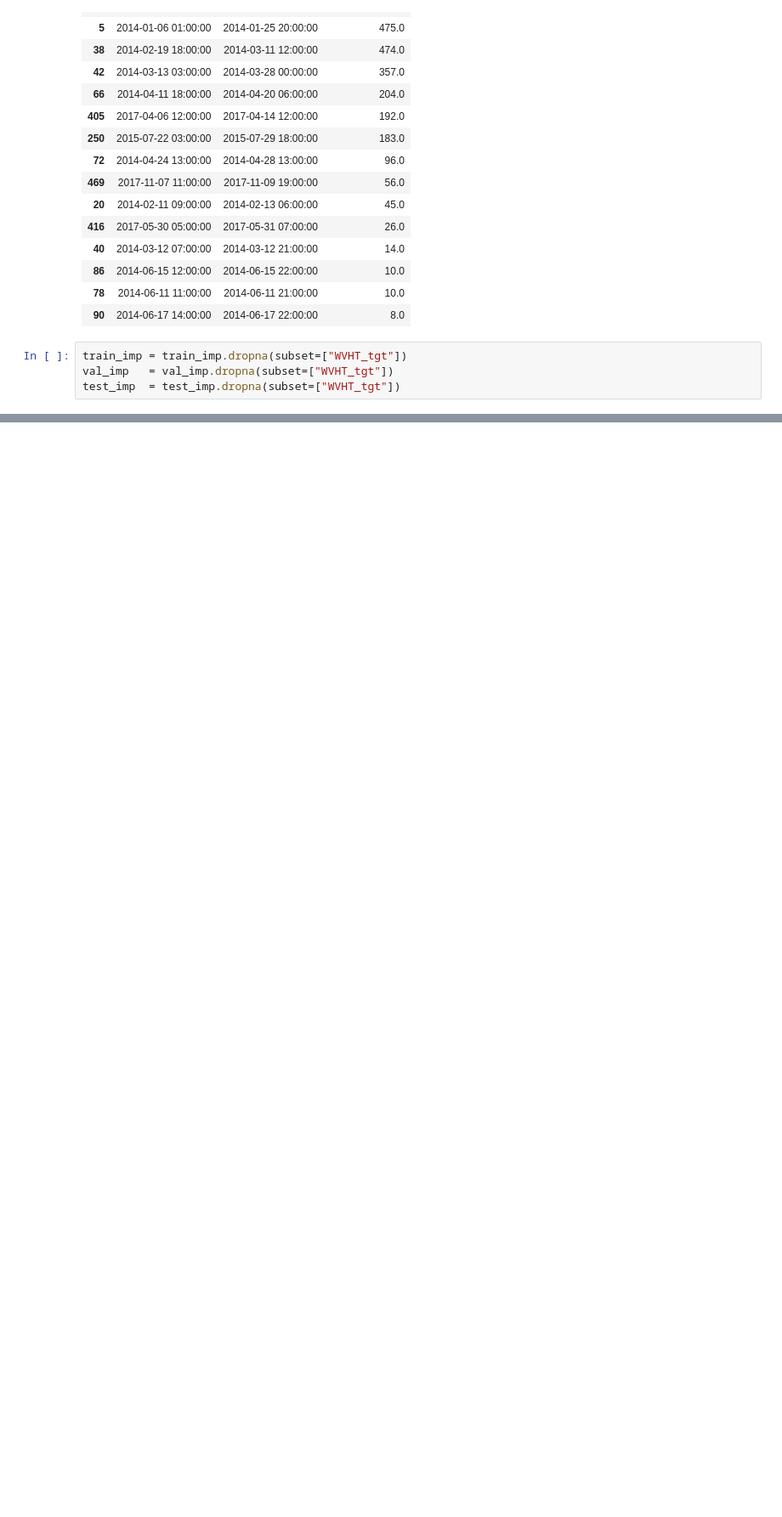
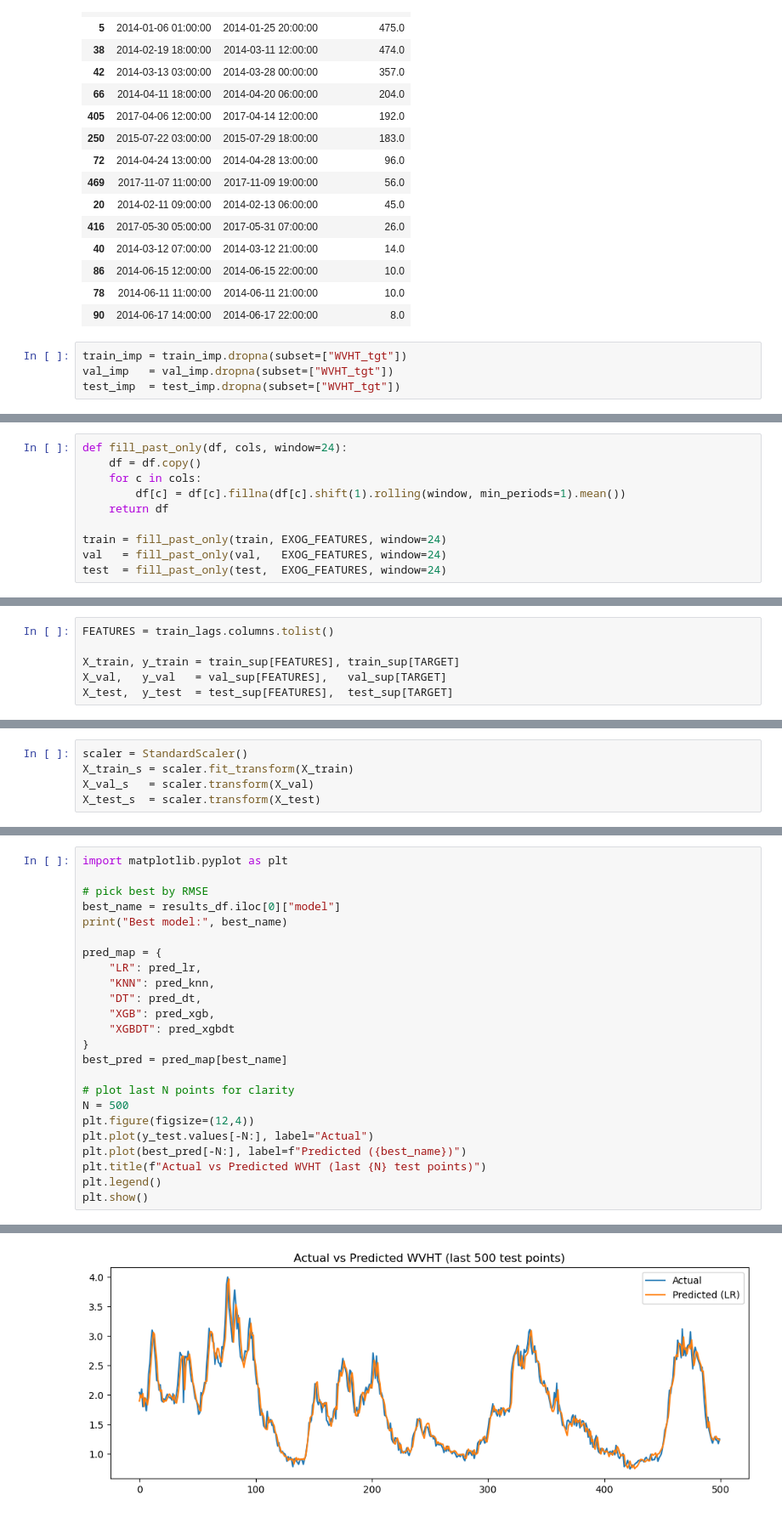
Before and after one commit to RichelCode/Wave-Energy-Forecasting, a Jupyter notebook: Imputing Neighbor Stations .ipynb, the cells around one changed output, grey strips where cells are left out. Shown at 85% size. Drawn from its saved outputs; the diff is of its cells as text; blank space fills up the shorter version.

```diff
--- a/Imputing Neighbor Stations .ipynb
+++ b/Imputing Neighbor Stations .ipynb
@@ -350,0 +426,10 @@ test_imp  = test_imp.dropna(subset=["WVHT_tgt"])
+# %%
+def fill_past_only(df, cols, window=24):
+    df = df.copy()
+    for c in cols:
+        df[c] = df[c].fillna(df[c].shift(1).rolling(window, min_periods=1).mean())
+    return df
+
+train = fill_past_only(train, EXOG_FEATURES, window=24)
+val   = fill_past_only(val,   EXOG_FEATURES, window=24)
+test  = fill_past_only(test,  EXOG_FEATURES, window=24)
@@ -350,0 +465,6 @@ test_imp  = test_imp.dropna(subset=["WVHT_tgt"])
+# %%
+FEATURES = train_lags.columns.tolist()
+
+X_train, y_train = train_sup[FEATURES], train_sup[TARGET]
+X_val,   y_val   = val_sup[FEATURES],   val_sup[TARGET]
+X_test,  y_test  = test_sup[FEATURES],  test_sup[TARGET]
@@ -350,0 +513,5 @@ test_imp  = test_imp.dropna(subset=["WVHT_tgt"])
+# %%
+scaler = StandardScaler()
+X_train_s = scaler.fit_transform(X_train)
+X_val_s   = scaler.transform(X_val)
+X_test_s  = scaler.transform(X_test)
@@ -350,0 +578,25 @@ test_imp  = test_imp.dropna(subset=["WVHT_tgt"])
+# %%
+import matplotlib.pyplot as plt
+
+# pick best by RMSE
+best_name = results_df.iloc[0]["model"]
+print("Best model:", best_name)
+
+pred_map = {
+    "LR": pred_lr,
+    "KNN": pred_knn,
+    "DT": pred_dt,
+    "XGB": pred_xgb,
+    "XGBDT": pred_xgbdt
+}
+best_pred = pred_map[best_name]
+
+# plot last N points for clarity
+N = 500
+plt.figure(figsize=(12,4))
+plt.plot(y_test.values[-N:], label="Actual")
+plt.plot(best_pred[-N:], label=f"Predicted ({best_name})")
+plt.title(f"Actual vs Predicted WVHT (last {N} test points)")
+plt.legend()
+plt.show()
+# %% [output]
@@ -350,0 +604 @@ test_imp  = test_imp.dropna(subset=["WVHT_tgt"])
+[figure, added]
```
Also changed, not shown: parts of 19 cells of this notebook.
